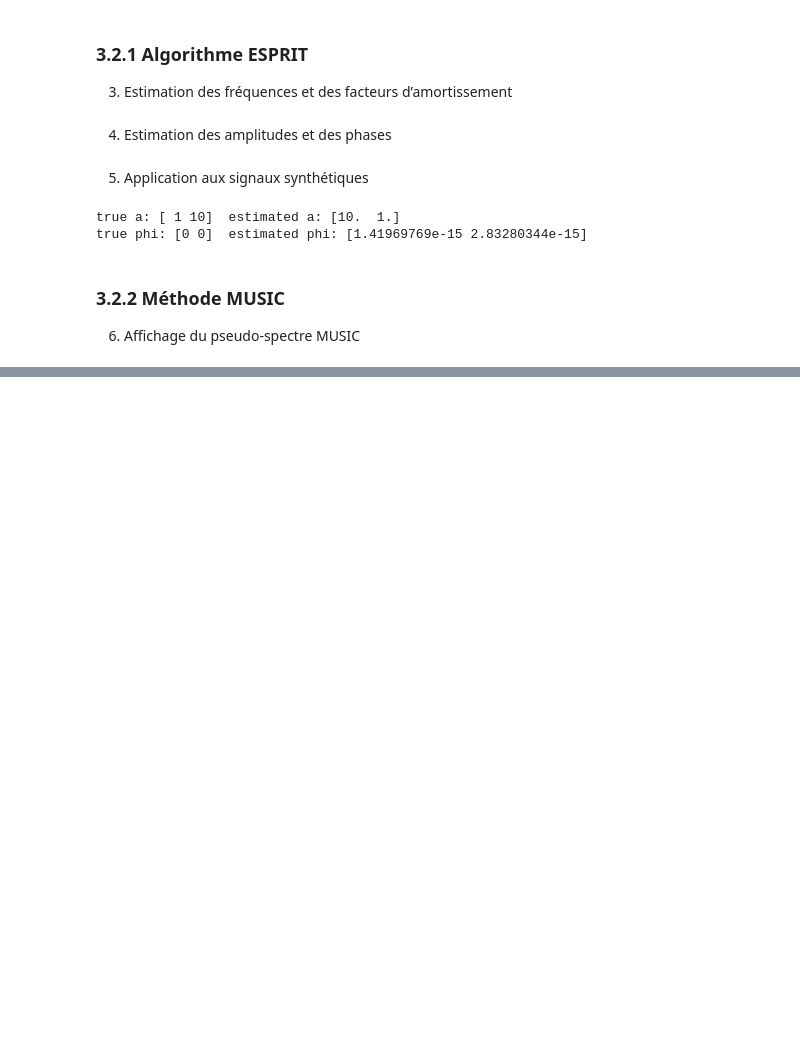
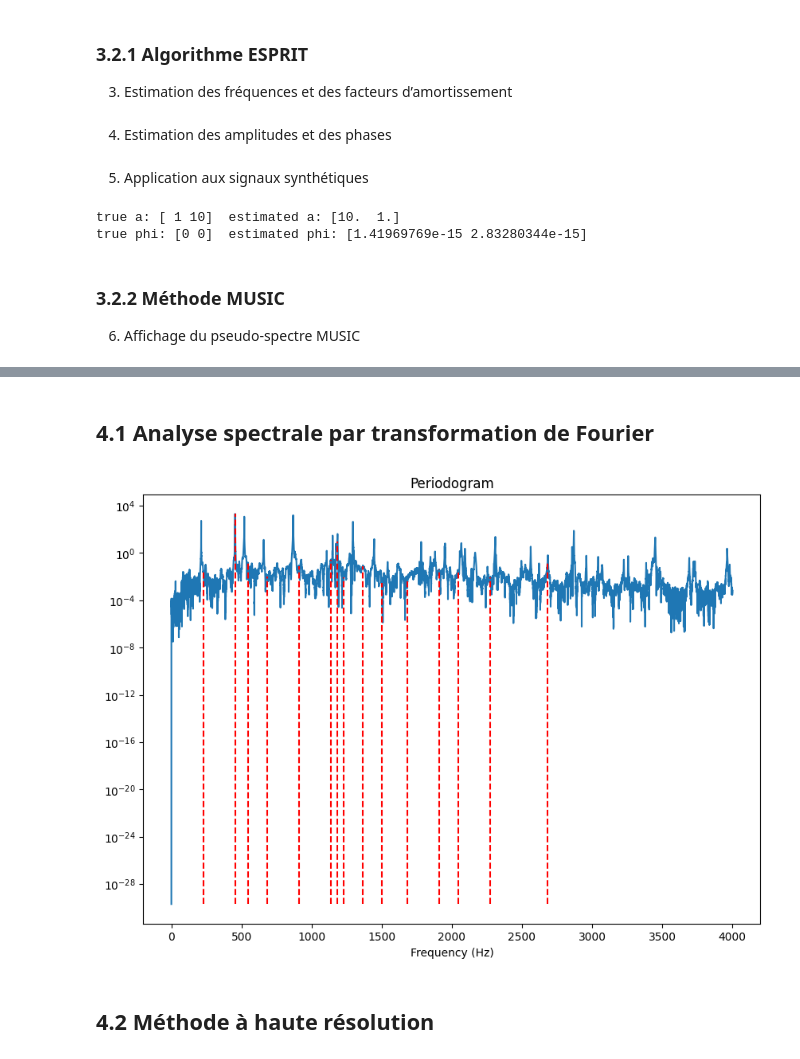
Before and after one commit to kjle/ATIAM-Promo-2025, a Jupyter notebook: TSM/TP-HR-fichiers/template-TP-HR.ipynb, the cells around one changed output, grey strips where cells are left out. Saved outputs shown, nothing was run; the diff lists cells and outputs as text; code cells hidden in the pictures; blank space fills up the shorter version.

```diff
--- a/TSM/TP-HR-fichiers/template-TP-HR.ipynb
+++ b/TSM/TP-HR-fichiers/template-TP-HR.ipynb
@@ -257 +271,26 @@ def MUSIC(x, n, K, delta, f):
+# %% [markdown]
+## 4.1 Analyse spectrale par transformation de Fourier
+# %%
+# periodogram
+x = x.flatten()
+freqs, P_xx = periodogram(x, Fs)
+P_xx = P_xx.flatten()
+
+# values in Introduction
+alpha = np.array([0.5, 1, 1.2, 1.5, 2, 2.5, 2.6, 2.7, 3, 3.3, 3.7, 4.2, 4.5, 5, 5.9])
+f_p = freqs[P_xx == max(P_xx)]
+f_n = f_p * alpha
+P_n = np.interp(f_n, freqs, P_xx)
+
+# plot
+fig, ax = plt.subplots(figsize=(10, 7))
+ax.semilogy(freqs, np.abs(P_xx), zorder=1)
+ax.vlines(f_n, ymin=min(np.abs(P_xx)), ymax=P_n, color='red', linestyles='dashed', zorder=2)
+ax.set_xlabel('Frequency (Hz)')
+ax.set_title('Periodogram')
+plt.show()
+# %% [output]
+[figure, added]
+# %% [markdown]
+## 4.2 Méthode à haute résolution
 # %%
```
Also changed, not shown: parts of 8 cells of this notebook, 1 other file.
